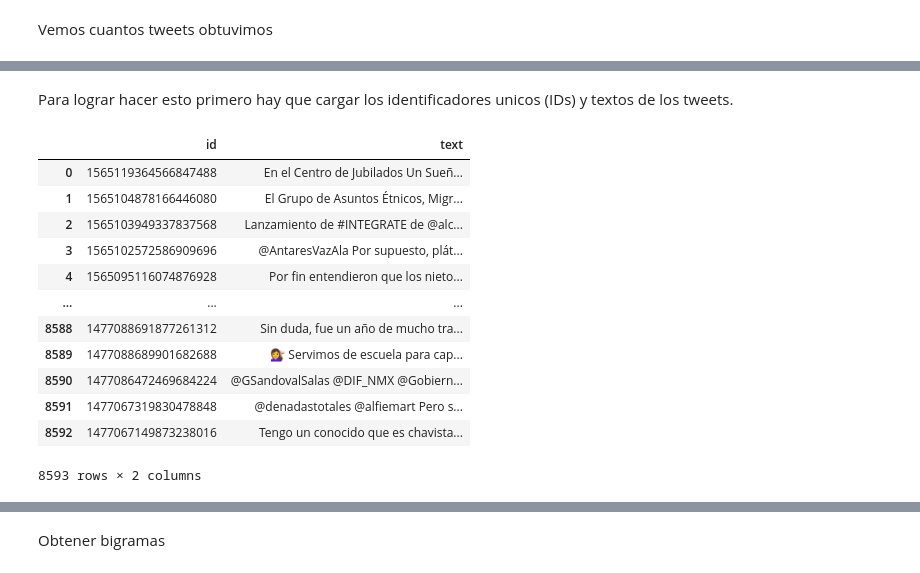
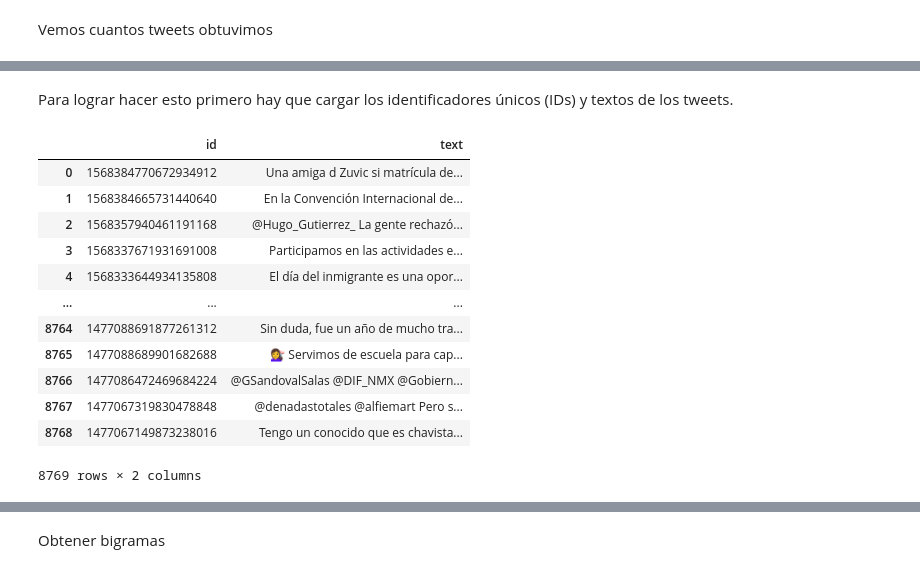
Before and after one commit to Entropia-AI/Workshop_2_Migracion, a Jupyter notebook: twitter/2_Definiendo_Queries.ipynb, the cells around one changed output, grey strips where cells are left out. Cells and saved outputs as stored; diff of their text form; code cells hidden in the pictures.

```diff
--- a/twitter/2_Definiendo_Queries.ipynb
+++ b/twitter/2_Definiendo_Queries.ipynb
@@ -174,20 +194,20 @@ Estos 8,593 tweets nos van a servir como primer dataset para empezar a identific
 # %% [markdown]
-Para lograr hacer esto primero hay que cargar los identificadores unicos (IDs) y textos de los tweets.
+Para lograr hacer esto primero hay que cargar los identificadores únicos (IDs) y textos de los tweets.
 # %%
-df_tweets = pd.read_json("./archivos_queries/1_dataset.jsonl", lines=True)
+df_tweets = pd.read_json("./files/1_dataset.jsonl", lines=True)
 df_tweets = df_tweets[['id', 'text']]
 df_tweets
 # %% [output]
 |  | id | text |
-| 0 | 1565119364566847488 | En el Centro de Jubilados Un Sueñ... |
-| 1 | 1565104878166446080 | El Grupo de Asuntos Étnicos, Migr... |
-| 2 | 1565103949337837568 | Lanzamiento de #INTEGRATE de @alc... |
-| 3 | 1565102572586909696 | @AntaresVazAla Por supuesto, plát... |
-| 4 | 1565095116074876928 | Por fin entendieron que los nieto... |
+| 0 | 1568384770672934912 | Una amiga d Zuvic si matrícula de... |
+| 1 | 1568384665731440640 | En la Convención Internacional de... |
+| 2 | 1568357940461191168 | @Hugo_Gutierrez_ La gente rechazó... |
+| 3 | 1568337671931691008 | Participamos en las actividades e... |
+| 4 | 1568333644934135808 | El día del inmigrante es una opor... |
 | ... | ... | ... |
-| 8588 | 1477088691877261312 | Sin duda, fue un año de mucho tra... |
-| 8589 | 1477088689901682688 | 💇‍♀️ Servimos de escuela para cap... |
-| 8590 | 1477086472469684224 | @GSandovalSalas @DIF_NMX @Gobiern... |
-| 8591 | 1477067319830478848 | @denadastotales @alfiemart Pero s... |
-| 8592 | 1477067149873238016 | Tengo un conocido que es chavista... |
+| 8764 | 1477088691877261312 | Sin duda, fue un año de mucho tra... |
+| 8765 | 1477088689901682688 | 💇‍♀️ Servimos de escuela para cap... |
+| 8766 | 1477086472469684224 | @GSandovalSalas @DIF_NMX @Gobiern... |
+| 8767 | 1477067319830478848 | @denadastotales @alfiemart Pero s... |
+| 8768 | 1477067149873238016 | Tengo un conocido que es chavista... |
-8593 rows × 2 columns
+8769 rows × 2 columns
```
Also changed, not shown: parts of 45 cells of this notebook, 11 other files.
